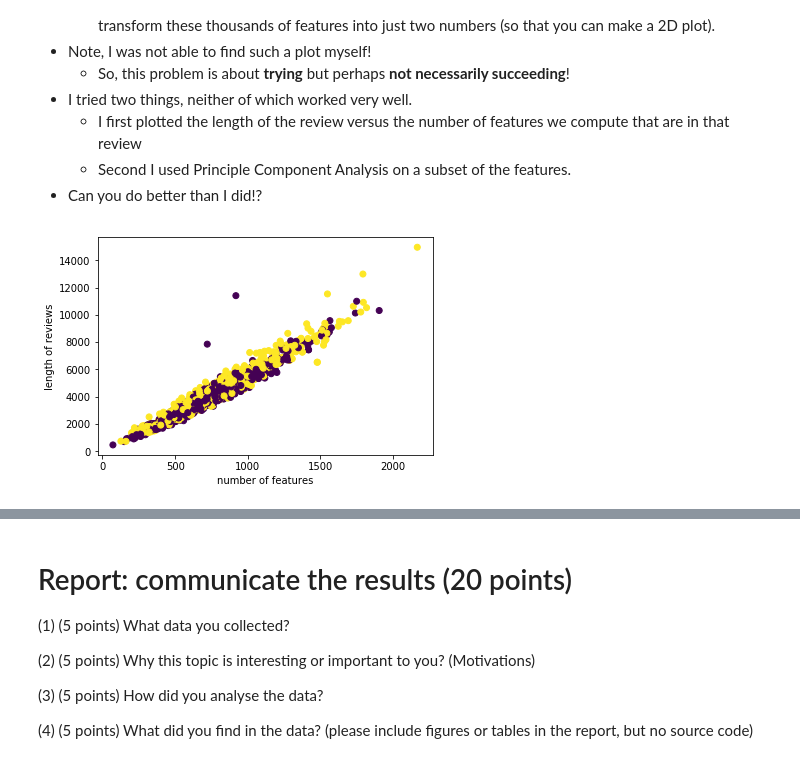
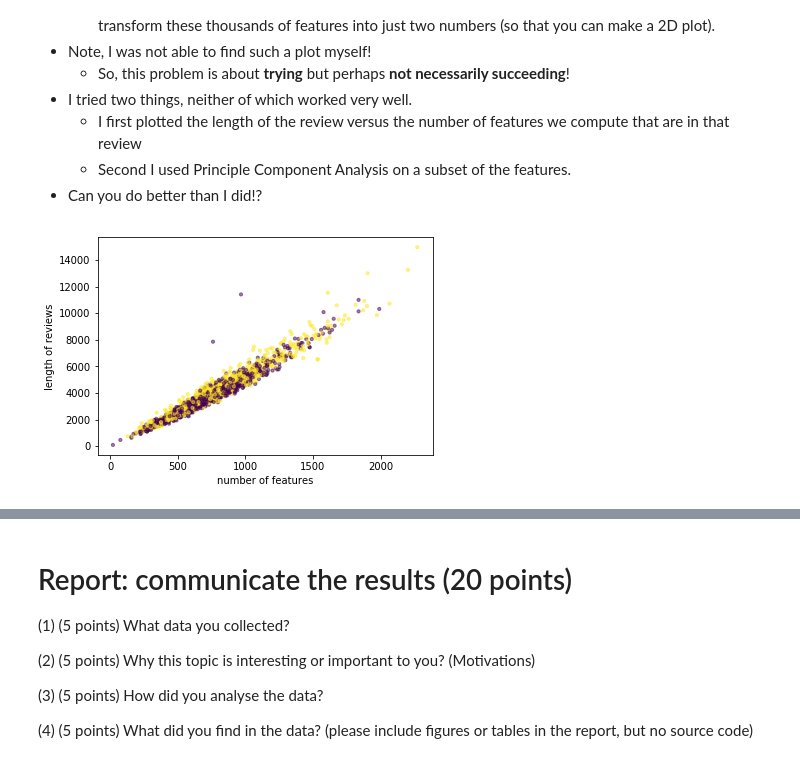
Before and after one commit to tianhaopx/Case-Study-of-Data-Science, a Jupyter notebook: CaseStudy3/CaseStudy3.ipynb, the cells around one changed output, grey strips where cells are left out. Cells and saved outputs as stored; diff of their text form; code cells hidden in the pictures.

Commit message:
in p2 change max_df to float, add RandomForestClassifier in p3, finish p4

```diff
--- a/CaseStudy3/CaseStudy3.ipynb
+++ b/CaseStudy3/CaseStudy3.ipynb
@@ -197,14 +189,14 @@ py.show()
 # %%
 # Then we analyze the max_df parameter of TfidVectorizer by using different max_df values on the training data.
 result_for_max_df = []
-for i in np.arange(1, 1000, 10):
+x_label = np.linspace(0.01, 1.0, 100)
+for i in x_label:
     vect = TfidfVectorizer(max_df = i)
     X_train_tf = vect.fit_transform(docs_train)
     result_for_max_df.append(X_train_tf.shape[1])
 print(result_for_max_df)
 
-ar = np.arange(len(result_for_max_df))
-py.plot(ar, result_for_max_df)
+py.plot(x_label, result_for_max_df)
 py.xlabel("max_df")
 py.ylabel("Shape")
 py.title("Relation between max_df and shape")
@@ -405,3 +398,25 @@ import pandas as pd
 from pandas import Series, DataFrame
 Frame = DataFrame(gs_clf_KNC.cv_results_)
 Frame.to_csv('KNC_gs_clf')
+# %%
+# RandomForestClassifier
+# Don't run, takes 30min+
+from sklearn.ensemble import RandomForestClassifier
+pipeline_rnd = Pipeline([
+        ('vect', TfidfVectorizer()),
+        ('clf', RandomForestClassifier()),
+])
+parameters_rnd = {'vect__ngram_range': [(1,1),(2,2),(1,2),(1,3)],
+              'vect__max_df': [0.25, 0.5, 0.75, 1.0],
+              'vect__min_df': [1,10,20,30],
+              'clf__n_estimators': [8, 16, 32, 64]
+}
+gs_clf_rnd = GridSearchCV(pipeline_rnd, parameters_rnd, n_jobs=-1)
+gs_clf_rnd.fit(docs_train, y_train)
+
+n_candidates_rnd = len(gs_clf_rnd.cv_results_['params'])
+for i in range(n_candidates_rnd):
+    print(i, 'params - %s; mean - %0.2f; std - %0.2f'
+            % (gs_clf_rnd.cv_results_['params'][i],
+               gs_clf_rnd.cv_results_['mean_test_score'][i],
+               gs_clf_rnd.cv_results_['std_test_score'][i]))
@@ -456,17 +510,20 @@ The second review is positive but predicted as a negative one. After reading thi
 # let's try professor's method 1: the length of the review versus the number of features
 import matplotlib.pyplot as plt
 
+x_all, x_test, y_all, y_test = train_test_split(
+        dataset.data, dataset.target, test_size=0, random_state=None)
+
 vect = TfidfVectorizer(min_df = 3, max_df = 0.85, ngram_range = (1, 3))
-X_train_tf = vect.fit_transform(docs_train)
+X_train_tf = vect.fit_transform(x_all)
 length, feature = [], []
-for i in range(len(docs_train)):
-    length.append(len(docs_train[i]))
+for i in range(len(x_all)):
+    length.append(len(x_all[i]))
     feature.append(X_train_tf[i].getnnz())
 # %%
 ax = plt.figure().add_subplot(111)
-ax.scatter(feature, length, c=y_train)
+ax.scatter(feature, length, c=y_all, s=10, alpha=0.5)
 ax.set_xlabel('number of features')
 ax.set_ylabel('length of reviews')
 plt.show()
 # %% [output]
-[figure, old version]
+[figure, new version]
```
Also changed, not shown: parts of 21 cells of this notebook, 1 other file.
